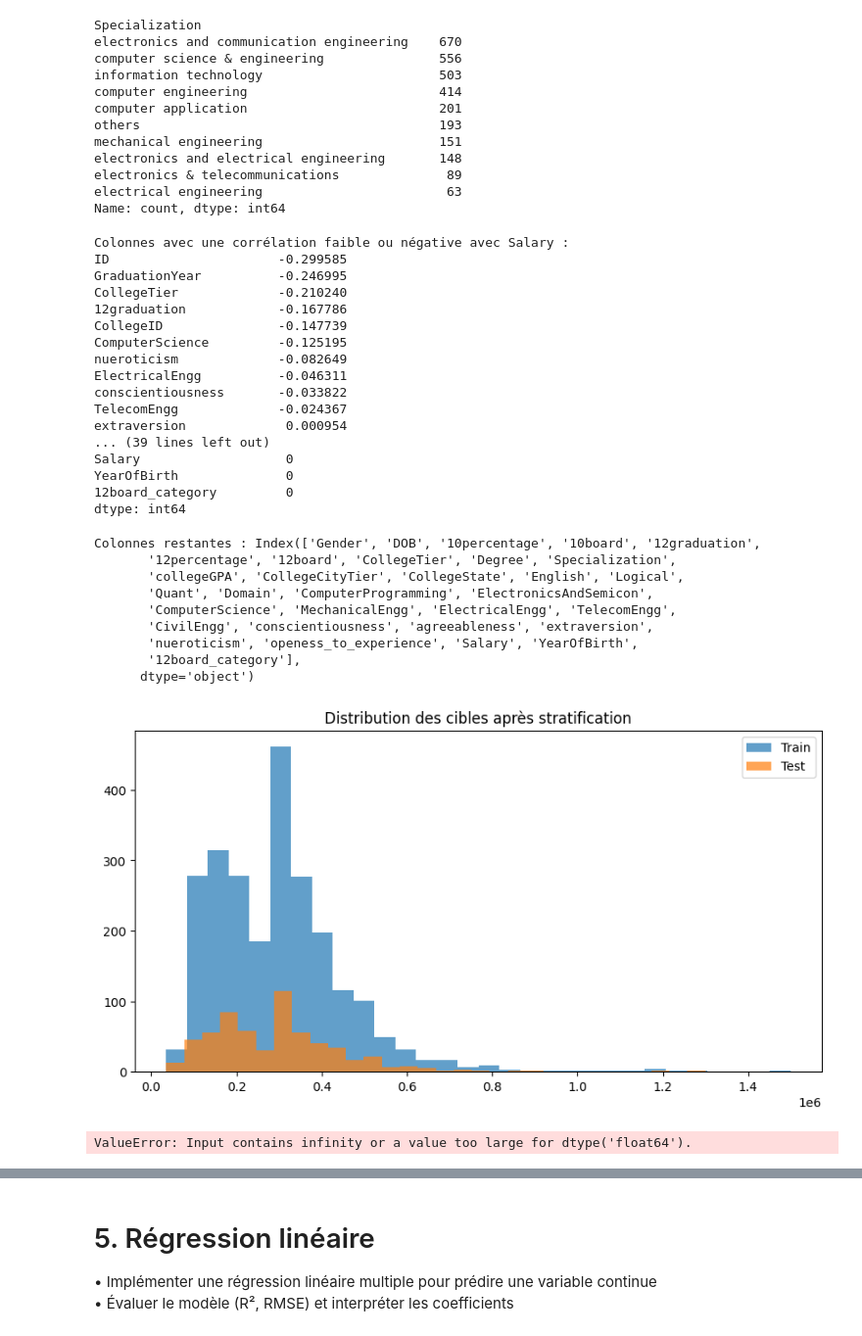
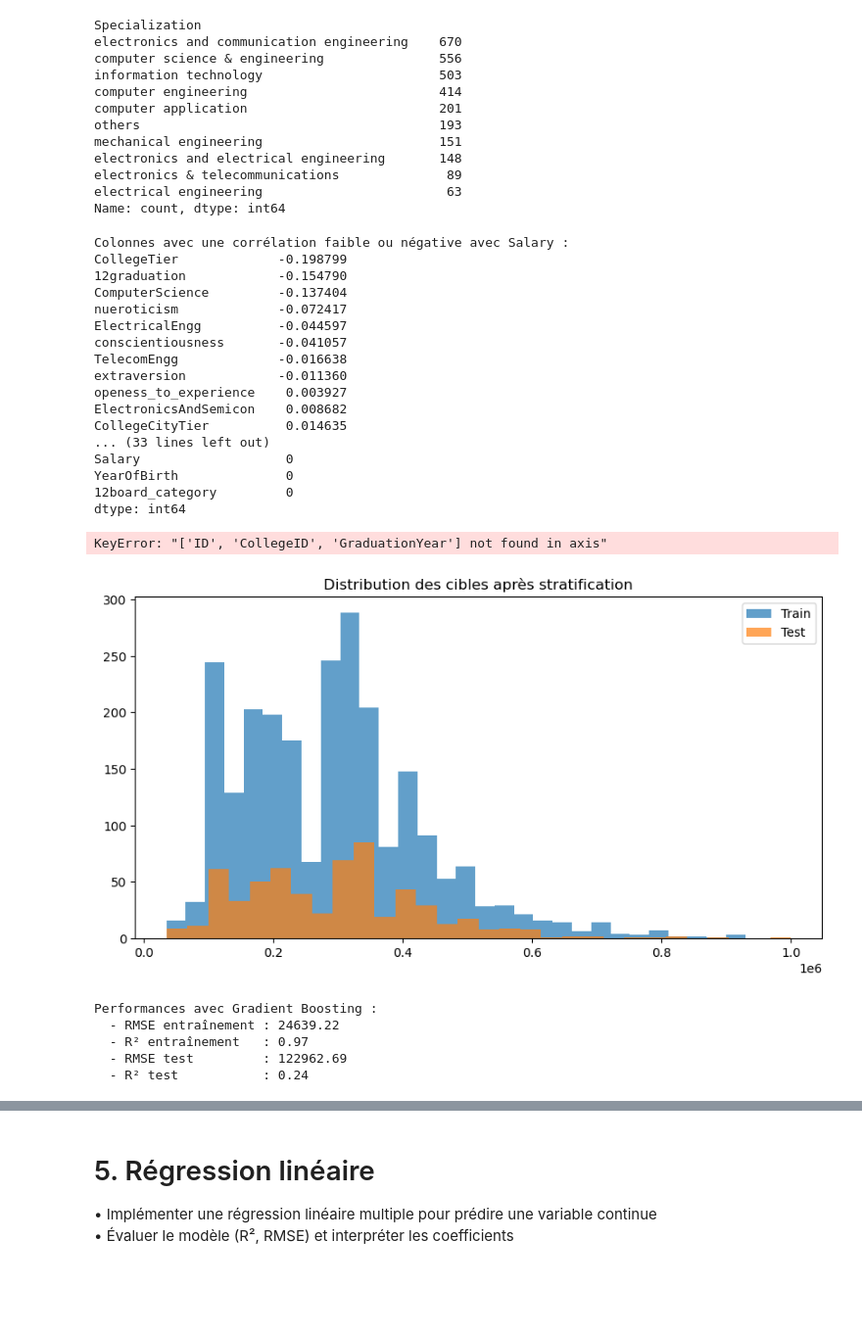
Before and after one commit to MGentieu/Projet_python_data, a Jupyter notebook: Notebook_projet.ipynb, the cells around one changed output, grey strips where cells are left out. Shown at 98% size. Cells and saved outputs as stored; diff of their text form; code cells hidden in the pictures; blank space fills up the shorter version.

```diff
--- a/Notebook_projet.ipynb
+++ b/Notebook_projet.ipynb
@@ -435,8 +429,9 @@ Passing `palette` without assigning `hue` is deprecated and will be removed in v
 • Diviser les données en ensembles d'entraînement et de test <br>
 • Normaliser/standardiser les features ( caractéristiques) si nécessaire
 # %%
+#idée première : un étudiant arrive dans notre BDD avec ses caratéristiques (CV sans salaire) et le modèle va prédire le salaire
 mean_salary = df['Salary'].mean()
-df['Salary'] = df['Salary'].apply(lambda x: mean_salary if x > 1500000 else x)
+df['Salary'] = df['Salary'].apply(lambda x: mean_salary if x > 1000000 else x)
 # %%
 # Comptage des occurrences de chaque spécialisation
 specialization_counts = df['Specialization'].value_counts()
@@ -477,18 +472,18 @@ print(correlations[correlations < 0.1])
 print(df.isnull().sum())
 # %% [output]
 Colonnes avec une corrélation faible ou négative avec Salary :
-ID                      -0.299585
-GraduationYear          -0.246995
-CollegeTier             -0.210240
-12graduation            -0.167786
-CollegeID               -0.147739
-ComputerScience         -0.125195
-nueroticism             -0.082649
-ElectricalEngg          -0.046311
-conscientiousness       -0.033822
-TelecomEngg             -0.024367
-extraversion             0.000954
-... (39 lines left out)
+CollegeTier             -0.198799
+12graduation            -0.154790
+ComputerScience         -0.137404
+nueroticism             -0.072417
+ElectricalEngg          -0.044597
+conscientiousness       -0.041057
+TelecomEngg             -0.016638
+extraversion            -0.011360
+openess_to_experience    0.003927
+ElectronicsAndSemicon    0.008682
+CollegeCityTier          0.014635
+... (33 lines left out)
 Salary                   0
 YearOfBirth              0
 12board_category         0
@@ -502,15 +497,7 @@ df = df.drop(columns=columns_to_remove)
 # Vérification de la structure des données après les modifications
 print("Colonnes restantes :", df.columns)
 # %% [output]
-Colonnes restantes : Index(['Gender', 'DOB', '10percentage', '10board', '12graduation',
-       '12percentage', '12board', 'CollegeTier', 'Degree', 'Specialization',
-       'collegeGPA', 'CollegeCityTier', 'CollegeState', 'English', 'Logical',
-       'Quant', 'Domain', 'ComputerProgramming', 'ElectronicsAndSemicon',
-       'ComputerScience', 'MechanicalEngg', 'ElectricalEngg', 'TelecomEngg',
-       'CivilEngg', 'conscientiousness', 'agreeableness', 'extraversion',
-       'nueroticism', 'openess_to_experience', 'Salary', 'YearOfBirth',
-       '12board_category'],
-      dtype='object')
+KeyError: "['ID', 'CollegeID', 'GraduationYear'] not found in axis"
 # %%
 from sklearn.model_selection import train_test_split, cross_val_score, KFold
 from sklearn.preprocessing import StandardScaler, OneHotEncoder
@@ -573,13 +560,13 @@ y_train_log = np.log1p(y_train)
 y_test_log = np.log1p(y_test)
 
 # Réduction des caractéristiques avec SelectFromModel
-feature_selector = SelectFromModel(RandomForestRegressor(n_estimators=100, random_state=42))
+feature_selector = SelectFromModel(RandomForestRegressor(n_estimators=300, random_state=42))
 feature_selector.fit(X_train_encoded, y_train_log)
 X_train_selected = feature_selector.transform(X_train_encoded)
 X_test_selected = feature_selector.transform(X_test_encoded)
 
 # Modèle Gradient Boosting
-gb_model = GradientBoostingRegressor(n_estimators=100, learning_rate=0.1, max_depth=5, random_state=42)
+gb_model = GradientBoostingRegressor(n_estimators=300, learning_rate=0.1, max_depth=6, random_state=42)
 gb_model.fit(X_train_selected, y_train_log)
 
 # Prédiction
@@ -593,37 +580,43 @@ train_rmse = mean_squared_error(y_train, y_train_pred, squared=False)
 test_rmse = mean_squared_error(y_test, y_test_pred, squared=False)
 train_r2 = r2_score(y_train, y_train_pred)
 test_r2 = r2_score(y_test, y_test_pred)
 
 print(f"Performances avec Gradient Boosting :")
 print(f"  - RMSE entraînement : {train_rmse:.2f}")
 print(f"  - R² entraînement   : {train_r2:.2f}")
 print(f"  - RMSE test         : {test_rmse:.2f}")
 print(f"  - R² test           : {test_r2:.2f}")
 
 # Validation croisée
 cv = KFold(n_splits=5, shuffle=True, random_state=42)
 cv_scores = cross_val_score(gb_model, X_train_selected, y_train_log, cv=cv, scoring='neg_mean_squared_error')
 cv_rmse_scores = np.sqrt(-cv_scores)
 
 print("\nValidation croisée :")
 print(f"RMSE moyen : {cv_rmse_scores.mean():.2f}")
 print(f"RMSE par fold : {cv_rmse_scores}")
-
+'''
 # Créer le graphique filtré
 plt.figure(figsize=(10, 6))
 plt.scatter(y_test, y_test_pred, alpha=0.7, label="Prédictions")
 plt.plot([y_test.min(), y_test.max()],
          [y_test.min(), y_test.max()],
          color='red', linestyle='--', linewidth=2, label="Ligne parfaite")
-plt.title("Valeurs prédites vs Valeurs réelles (Salary) - Salaires < 1.0e6")
+plt.title("Valeurs prédites vs Valeurs réelles (Salary) - Salaires < 1e6")
 plt.xlabel("Valeurs réelles (Salary)")
 plt.ylabel("Valeurs prédites (Salary)")
 plt.legend()
 plt.grid(alpha=0.3)
 plt.show()
+
+'''
 # %% [output]
-[figure, old version]
+[figure, new version]
-ValueError: Input contains infinity or a value too large for dtype('float64').
+Performances avec Gradient Boosting :
+  - RMSE entraînement : 24639.22
+  - R² entraînement   : 0.97
+  - RMSE test         : 122962.69
+  - R² test           : 0.24
 # %%
 # Importance des caractéristiques après le SelectFromModel
 importances = feature_selector.estimator_.feature_importances_
```
Also changed, not shown: parts of 12 cells of this notebook.
